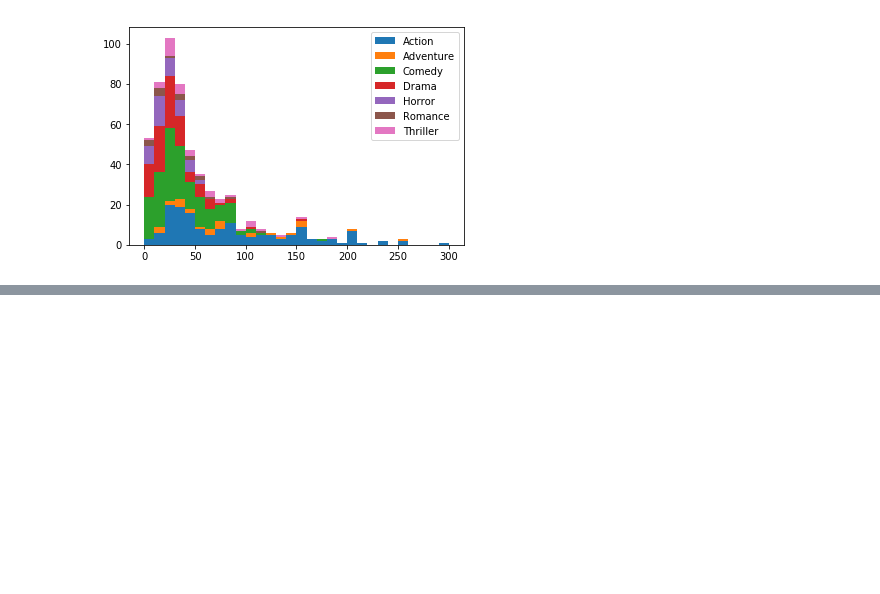
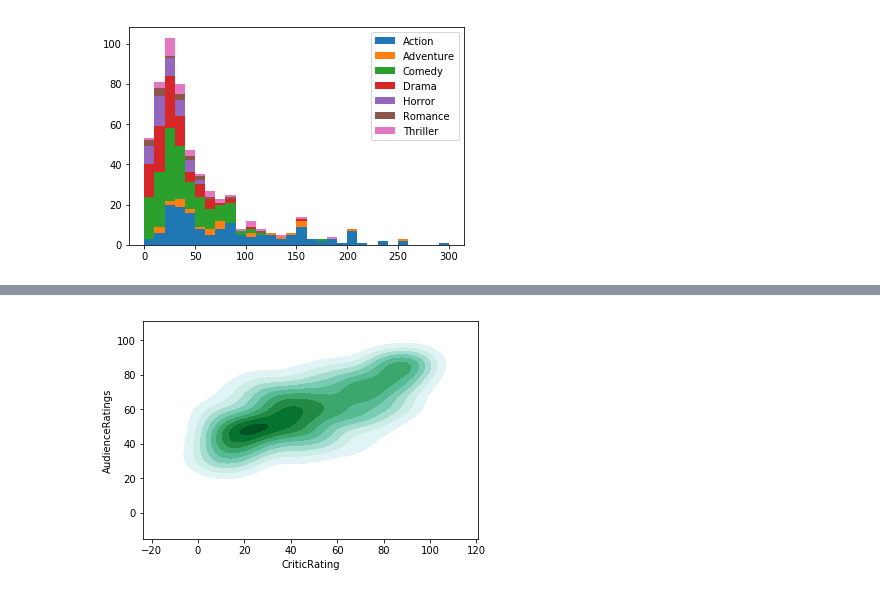
Before and after one commit to tedyeung/Python-, a Jupyter notebook: data_vizualization/Advance_Vizualization.ipynb, the cells around one changed output, grey strips where cells are left out. Cells and saved outputs as stored; diff of their text form; code cells hidden in the pictures; blank space fills up the shorter version.

```diff
--- a/data_vizualization/Advance_Vizualization.ipynb
+++ b/data_vizualization/Advance_Vizualization.ipynb
@@ -166,0 +183,4 @@ plt.legend()
+# %%
+k1 = sns.kdeplot(movies.CriticRating, movies.AudienceRatings, shade = True, shade_lowest=False)
+# %% [output]
+[figure, added]
```
Also changed, not shown: parts of 3 cells of this notebook.
